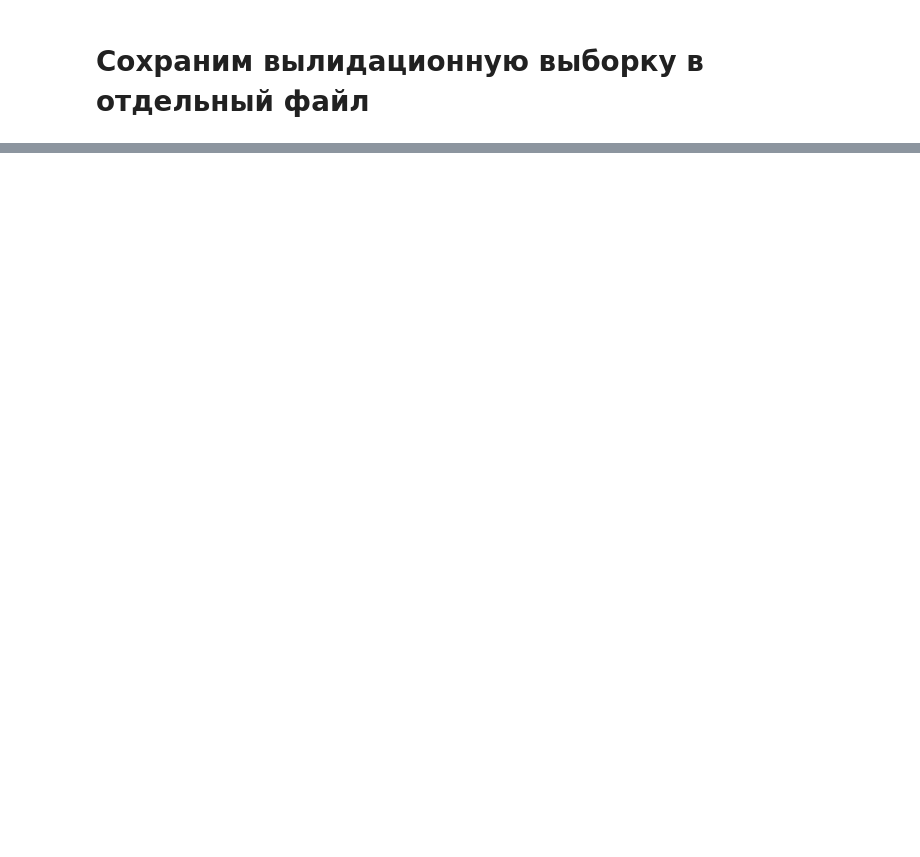
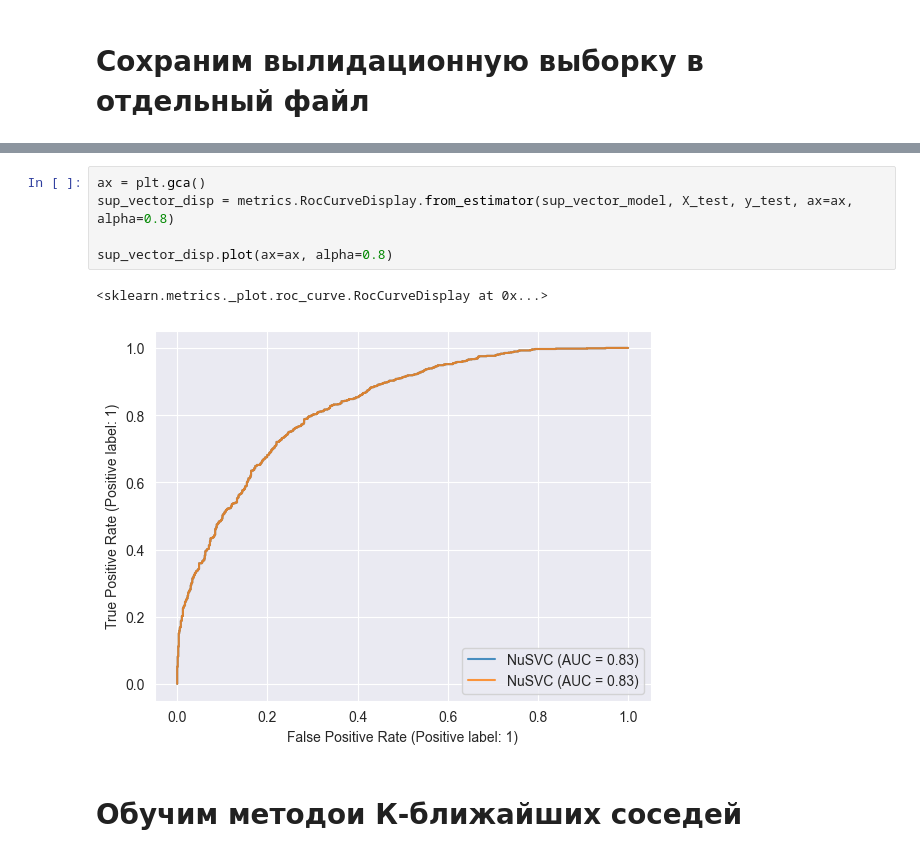
Before and after one commit to M4skEl/MachineLearning, a Jupyter notebook: DZ1/CS.ipynb, the cells around one changed output, grey strips where cells are left out. Drawn from its saved outputs; the diff is of its cells as text; blank space fills up the shorter version.

```diff
--- a/DZ1/CS.ipynb
+++ b/DZ1/CS.ipynb
@@ -316,0 +356,10 @@ C:\Users\Elisey\PycharmProjects\pythonProject\DZ1\val.csv
+# %%
+ax = plt.gca()
+sup_vector_disp = metrics.RocCurveDisplay.from_estimator(sup_vector_model, X_test, y_test, ax=ax, alpha=0.8)
+
+sup_vector_disp.plot(ax=ax, alpha=0.8)
+# %% [output]
+<sklearn.metrics._plot.roc_curve.RocCurveDisplay at 0x...>
+[figure, added]
+# %% [markdown]
+# Обучим методои К-ближайших соседей
```
Also changed, not shown: parts of 28 cells of this notebook, 3 other files.
